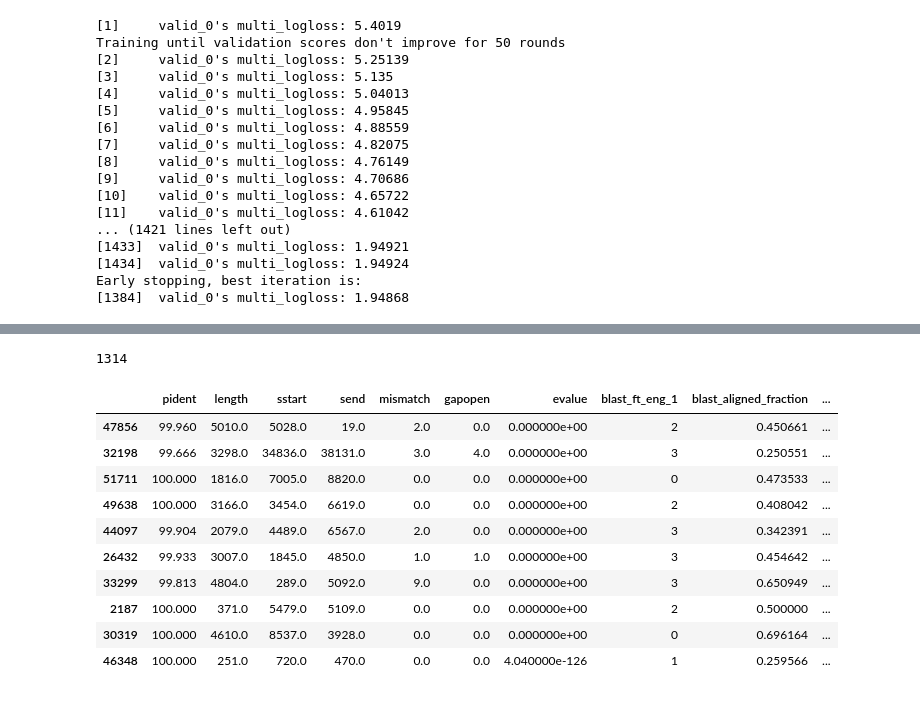
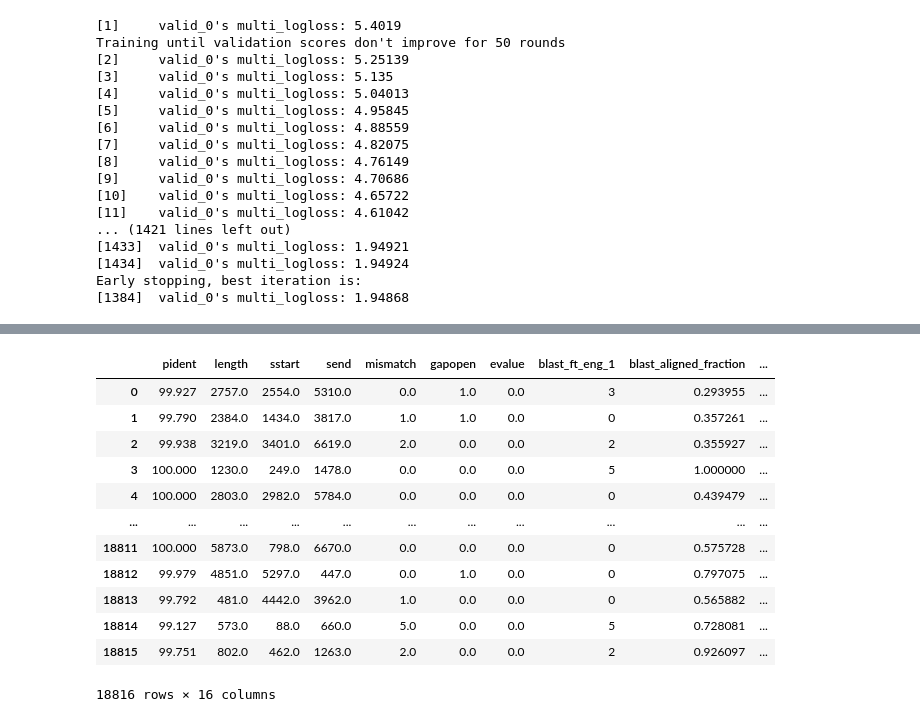
Before and after one commit to NicholasARossi/genetic_attribution_challenge, a Jupyter notebook: Nick_sandbox/Untitled.ipynb, the cells around one changed output, grey strips where cells are left out. Drawn from its saved outputs; the diff is of its cells as text; code cells hidden in the pictures.

Commit message:
prediction script

```diff
--- a/Nick_sandbox/Untitled.ipynb
+++ b/Nick_sandbox/Untitled.ipynb
@@ -90,20 +80,0 @@ Name: pident, Length: 56715, dtype: float64
-# %%
-lb_enc_dict = {}
-lb_enc_dict[y] = LabelEncoder()
-df_train2[y] = lb_enc_dict[y].fit_transform(df_train2[y])
-# %% [output]
-1314
-# %%
-training_data.head(10)
-# %% [output]
-|  | pident | length | sstart | send | mismatch | gapopen | evalue | blast_ft_eng_1 | blast_aligned_fraction | ... |
-| 47856 | 99.960 | 5010.0 | 5028.0 | 19.0 | 2.0 | 0.0 | 0.000000e+00 | 2 | 0.450661 | ... |
-| 32198 | 99.666 | 3298.0 | 34836.0 | 38131.0 | 3.0 | 4.0 | 0.000000e+00 | 3 | 0.250551 | ... |
-| 51711 | 100.000 | 1816.0 | 7005.0 | 8820.0 | 0.0 | 0.0 | 0.000000e+00 | 0 | 0.473533 | ... |
-| 49638 | 100.000 | 3166.0 | 3454.0 | 6619.0 | 0.0 | 0.0 | 0.000000e+00 | 2 | 0.408042 | ... |
-| 44097 | 99.904 | 2079.0 | 4489.0 | 6567.0 | 2.0 | 0.0 | 0.000000e+00 | 3 | 0.342391 | ... |
-| 26432 | 99.933 | 3007.0 | 1845.0 | 4850.0 | 1.0 | 1.0 | 0.000000e+00 | 3 | 0.454642 | ... |
-| 33299 | 99.813 | 4804.0 | 289.0 | 5092.0 | 9.0 | 0.0 | 0.000000e+00 | 3 | 0.650949 | ... |
-| 2187 | 100.000 | 371.0 | 5479.0 | 5109.0 | 0.0 | 0.0 | 0.000000e+00 | 2 | 0.500000 | ... |
-| 30319 | 100.000 | 4610.0 | 8537.0 | 3928.0 | 0.0 | 0.0 | 0.000000e+00 | 0 | 0.696164 | ... |
-| 46348 | 100.000 | 251.0 | 720.0 | 470.0 | 0.0 | 0.0 | 4.040000e-126 | 1 | 0.259566 | ... |
@@ -109,0 +83,23 @@ training_data.head(10)
+# %%
+model = lgb.Booster(model_file='/Users/nicholas.rossi/Documents/Scratch/modles/temp_model.txt')
+# %%
+y_lbe=processed_lgbm.lb_enc_dict['label']
+test_preds = model.predict(processed_lgbm.test_values_refactored.drop(labels='label', axis=1))
+test_preds = pd.DataFrame(test_preds, columns=y_lbe.classes_)
+# %%
+test_preds['sequence_id'] = processed_lgbm.test_values.sequence_id
+test_preds.to_csv("../results/submission_20201005.csv", index=False)
+# %% [output]
+|  | pident | length | sstart | send | mismatch | gapopen | evalue | blast_ft_eng_1 | blast_aligned_fraction | ... |
+| 0 | 99.927 | 2757.0 | 2554.0 | 5310.0 | 0.0 | 1.0 | 0.0 | 3 | 0.293955 | ... |
+| 1 | 99.790 | 2384.0 | 1434.0 | 3817.0 | 1.0 | 1.0 | 0.0 | 0 | 0.357261 | ... |
+| 2 | 99.938 | 3219.0 | 3401.0 | 6619.0 | 2.0 | 0.0 | 0.0 | 2 | 0.355927 | ... |
+| 3 | 100.000 | 1230.0 | 249.0 | 1478.0 | 0.0 | 0.0 | 0.0 | 5 | 1.000000 | ... |
+| 4 | 100.000 | 2803.0 | 2982.0 | 5784.0 | 0.0 | 0.0 | 0.0 | 0 | 0.439479 | ... |
+| ... | ... | ... | ... | ... | ... | ... | ... | ... | ... | ... |
+| 18811 | 100.000 | 5873.0 | 798.0 | 6670.0 | 0.0 | 0.0 | 0.0 | 0 | 0.575728 | ... |
+| 18812 | 99.979 | 4851.0 | 5297.0 | 447.0 | 0.0 | 1.0 | 0.0 | 0 | 0.797075 | ... |
+| 18813 | 99.792 | 481.0 | 4442.0 | 3962.0 | 1.0 | 0.0 | 0.0 | 0 | 0.565882 | ... |
+| 18814 | 99.127 | 573.0 | 88.0 | 660.0 | 5.0 | 0.0 | 0.0 | 5 | 0.728081 | ... |
+| 18815 | 99.751 | 802.0 | 462.0 | 1263.0 | 2.0 | 0.0 | 0.0 | 2 | 0.926097 | ... |
+18816 rows × 16 columns
```
Also changed, not shown: parts of 5 cells of this notebook, 2 other files.
